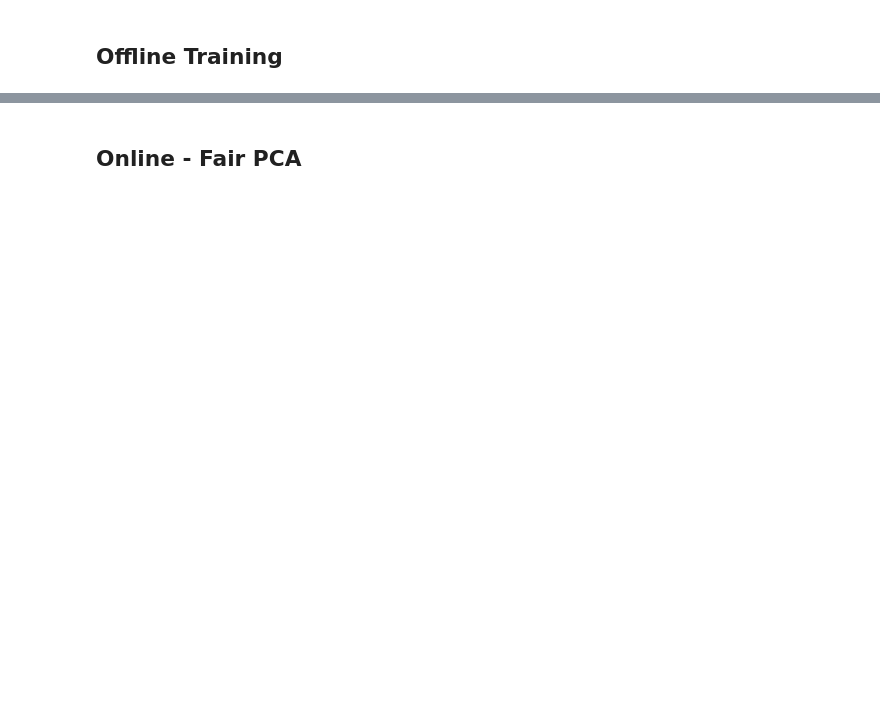
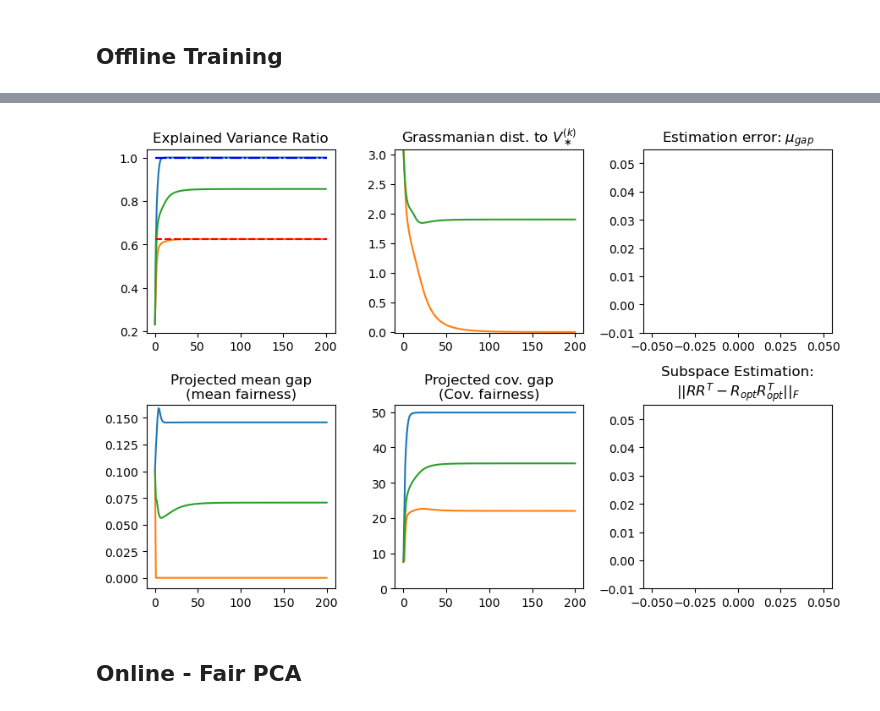
Before and after one commit to HanseulJo/fair-streaming-pca, a Jupyter notebook: FairPCA.ipynb, the cells around one changed output, grey strips where cells are left out. Drawn from its saved outputs; the diff is of its cells as text; code cells hidden in the pictures; blank space fills up the shorter version.

```diff
--- a/FairPCA.ipynb
+++ b/FairPCA.ipynb
@@ -88,22 +81,18 @@ fig
 # %%
-n_iter = 200
-V = Algo.train(
-    target_dim=3,
+V = Algo.offline_train(
+    target_dim=5,
     rank=10,
     n_iter=n_iter,
-    batch_size=50,
-    constraint='vanilla',
-    center_by_mean=None,
-    subspace_optimization=None,
-    pca_optimization='oja',
-    lr_pca=0.1,
-    n_iter_inner=1,
-    n_iter_history=10,
-    landing_lambda=1,
+    lr=1,
+    mode='pm',
+    constraint='all',
     seed=0,
     tol=0,
-    # lr_scheduler=lambda t: 0.998**(t-1)
+    #lr_scheduler=lambda t: 0.99**(t-1)
+    fairness_tradeoff=0.3  # values in [0, 1]
 )
-fig, axes = Algo.plot_buffer(save=None);  # semicolon
-# Algo.plot_buffer(save=None, fig=fig, axes=axes);
-# fig
+# fig, axes = Algo.plot_buffer(save=None);
+Algo.plot_buffer(save=None, fig=fig, axes=axes);
+fig
+# %% [output]
+[figure, added]
```
Also changed, not shown: parts of 20 cells of this notebook, 5 other files.
